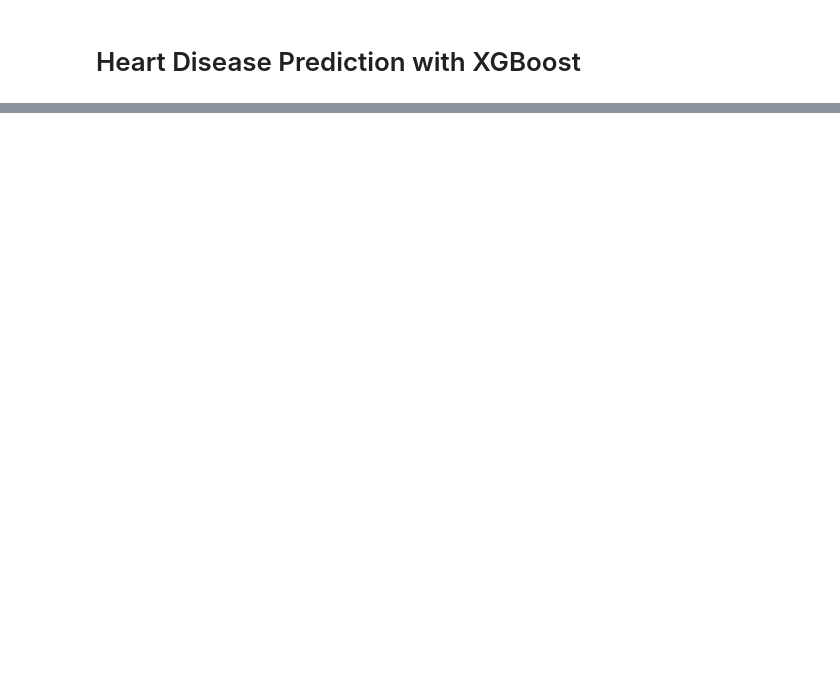
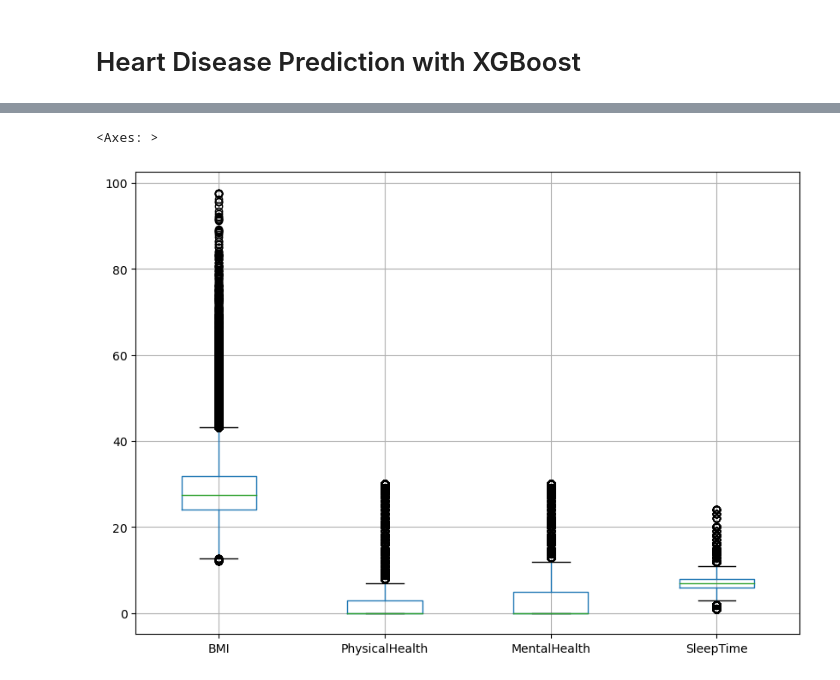
Before and after one commit to lennyqd/FDS-Project-Heart-Disease-Prediction-with-XGBoost, a Jupyter notebook: [PROJECT] Heart Disease Prediction with XGBoost.ipynb, the cells around one changed output, grey strips where cells are left out. Drawn from its saved outputs; the diff is of its cells as text; code cells hidden in the pictures; blank space fills up the shorter version.

Commit message:
Update Project Prototype
Included the dataset, preprocessing, Jupyter Notebook files, and a Text Instruction File

```diff
--- a/[PROJECT] Heart Disease Prediction with XGBoost.ipynb
+++ b/[PROJECT] Heart Disease Prediction with XGBoost.ipynb
@@ -27,0 +14,14 @@ Hachcham, Aymane. “XGBoost: Everything You Need to Know.” Neptune.Ai, 11 Aug
+# %%
+import pandas as pd # linear algebra
+import numpy as np # data processing, CSV file I/O
+import matplotlib
+import matplotlib.pyplot as plt
+import seaborn as sns
+import os
+import warnings
+from collections import Counter
+from imblearn.under_sampling import RandomUnderSampler
+
+#Added file path of the CSV
+df = pd.read_csv(r"../PROJECT_HEARTDISEASE/Post-DataProcessing/heart_no_nans.csv", encoding='utf-8')
+df.head()
@@ -27,0 +78,19 @@ Hachcham, Aymane. “XGBoost: Everything You Need to Know.” Neptune.Ai, 11 Aug
+# %%
+warnings.simplefilter(action='ignore', category=FutureWarning)
+cont_list=['BMI', 'PhysicalHealth', 'MentalHealth','SleepTime']
+plt.subplots(figsize=(5, 5))
+sns.distplot(df["BMI"], bins=30,kde=False,hist_kws={"alpha":0.7})
+plt.xlabel('BMI')
+plt.ylabel('Count')
+plt.subplots(figsize=(5, 5))
+sns.distplot(df["PhysicalHealth"], bins=30,kde=False,hist_kws={"alpha":0.7})
+plt.xlabel('PhysicalHealth')
+plt.ylabel('Count')
+plt.subplots(figsize=(5, 5))
+sns.distplot(df["MentalHealth"], bins=30,kde=False,hist_kws={"alpha":0.7})
+plt.xlabel('MentalHealth')
+plt.ylabel('Count')
+plt.subplots(figsize=(5, 5))
+sns.distplot(df["SleepTime"], bins=30,kde=False,hist_kws={"alpha":0.7})
+plt.xlabel('SleepTime')
+plt.ylabel('Count')
@@ -27,0 +120,5 @@ Hachcham, Aymane. “XGBoost: Everything You Need to Know.” Neptune.Ai, 11 Aug
+# %%
+df.boxplot(column=cont_list, figsize=(10,7))
+# %% [output]
+<Axes: >
+[figure, added]
```
Also changed, not shown: parts of 45 cells of this notebook, 8 other files.
